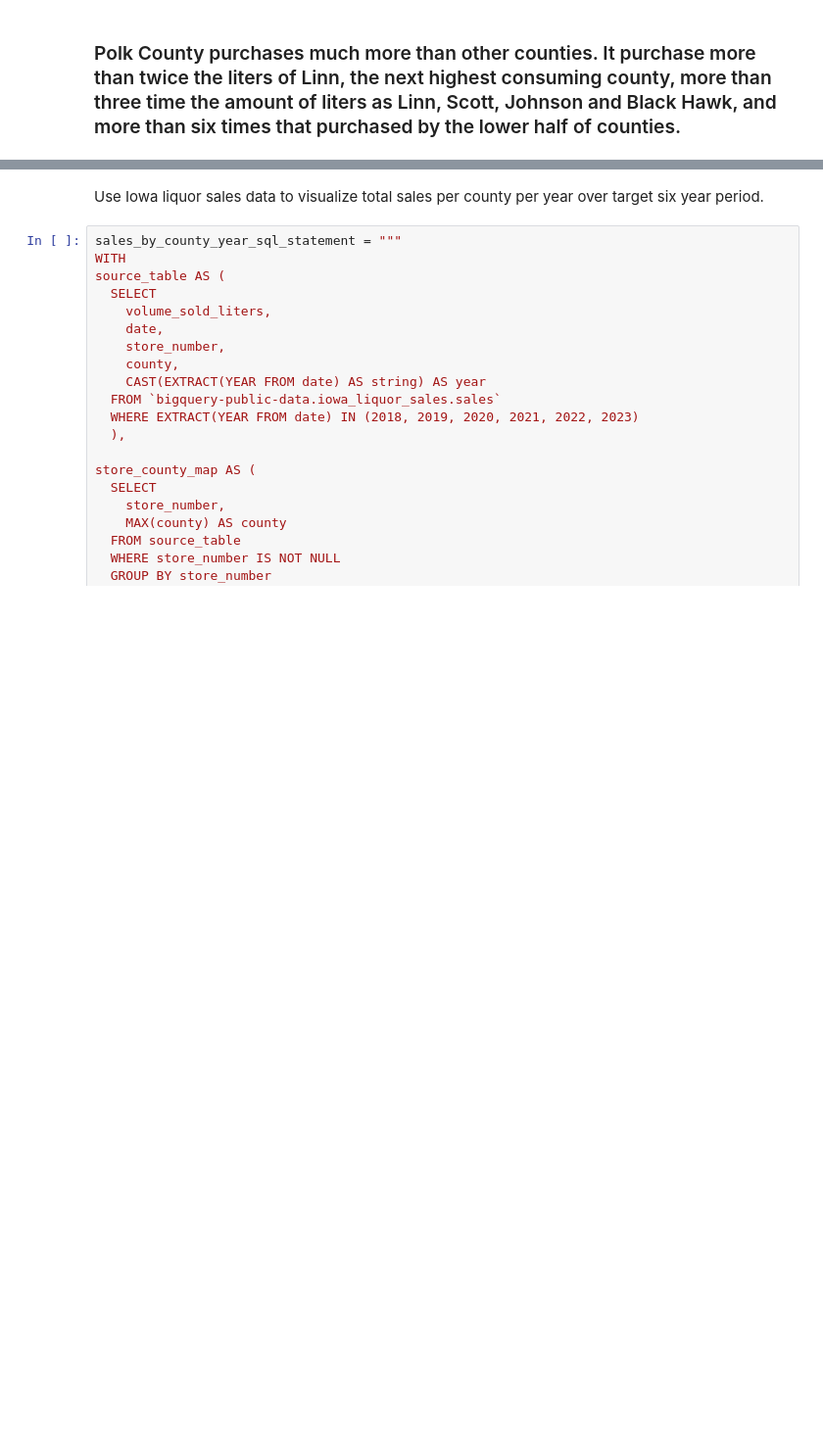
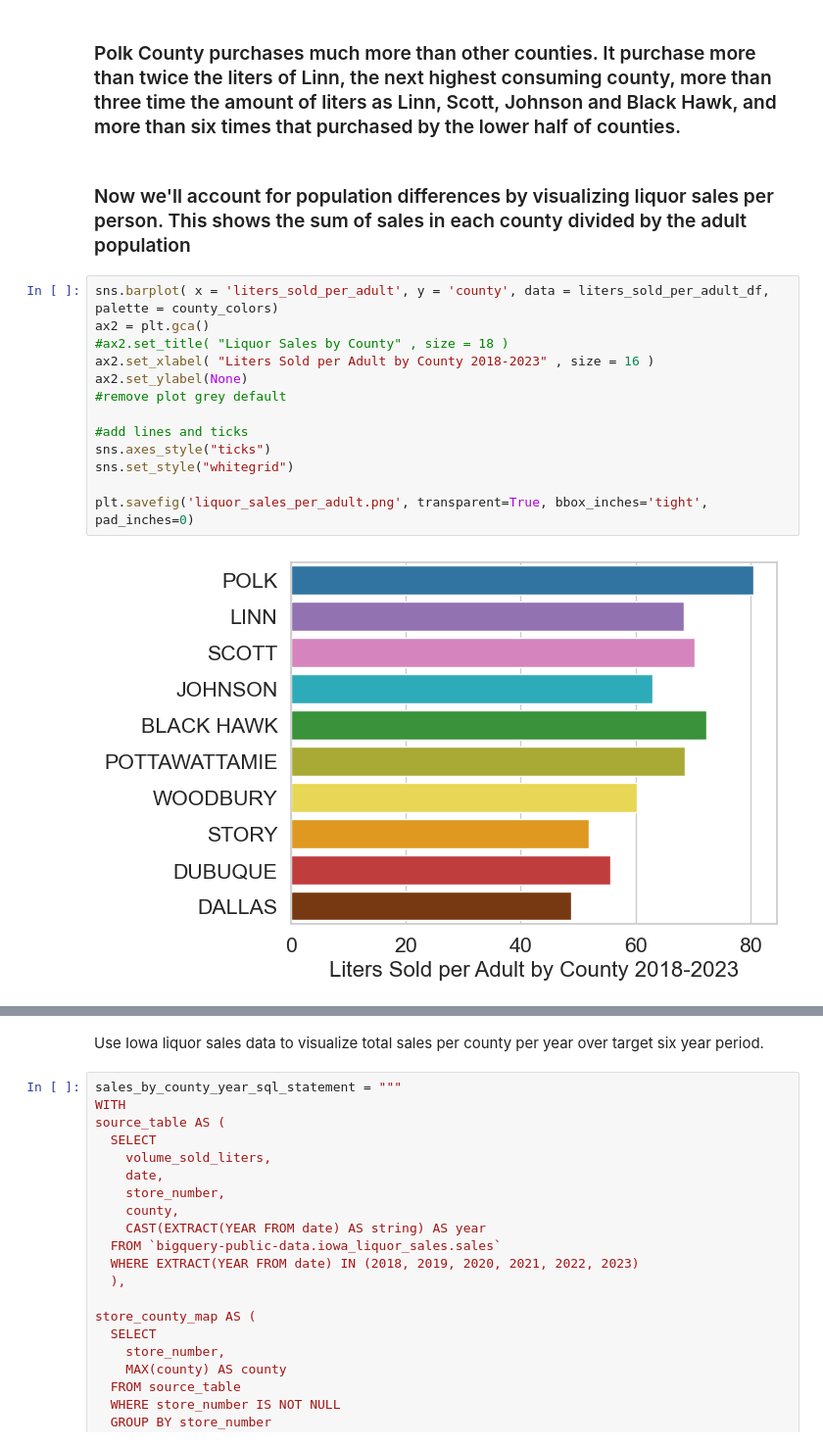
Before and after one commit to amoutafian/iowa_liquor_project, a Jupyter notebook: Iowa _liquor_exploratory_analysis.ipynb, the cells around one changed output, grey strips where cells are left out. Shown at 98% size. Saved outputs shown, nothing was run; the diff lists cells and outputs as text; blank space fills up the shorter version.

```diff
--- a/Iowa _liquor_exploratory_analysis.ipynb
+++ b/Iowa _liquor_exploratory_analysis.ipynb
@@ -202,2 +202,19 @@ plt.savefig('liquor_liters_sold.png', transparent= True, bbox_inches='tight', pa
 # %% [markdown]
 ### Polk County purchases much more than other counties. It purchase more than twice the liters of Linn, the next highest consuming county, more than three time the amount of liters as Linn, Scott, Johnson and Black Hawk, and more than six times that purchased by the lower half of counties.
+# %% [markdown]
+### Now we'll account for population differences by visualizing liquor sales per person. This shows the sum of sales in each county divided by the adult population
+# %%
+sns.barplot( x = 'liters_sold_per_adult', y = 'county', data = liters_sold_per_adult_df, palette = county_colors)
+ax2 = plt.gca()
+#ax2.set_title( "Liquor Sales by County" , size = 18 )
+ax2.set_xlabel( "Liters Sold per Adult by County 2018-2023" , size = 16 )
+ax2.set_ylabel(None)
+#remove plot grey default
+
+#add lines and ticks
+sns.axes_style("ticks")
+sns.set_style("whitegrid")
+
+plt.savefig('liquor_sales_per_adult.png', transparent=True, bbox_inches='tight', pad_inches=0)
+# %% [output]
+[figure, added]
```
Also changed, not shown: parts of 8 cells of this notebook, 1 other file.
